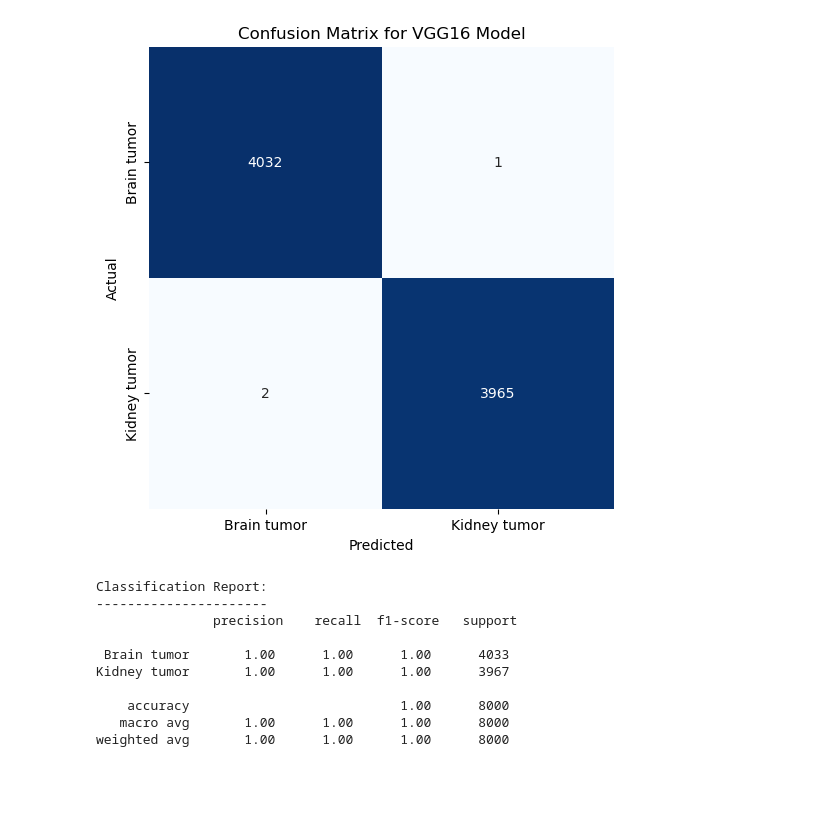
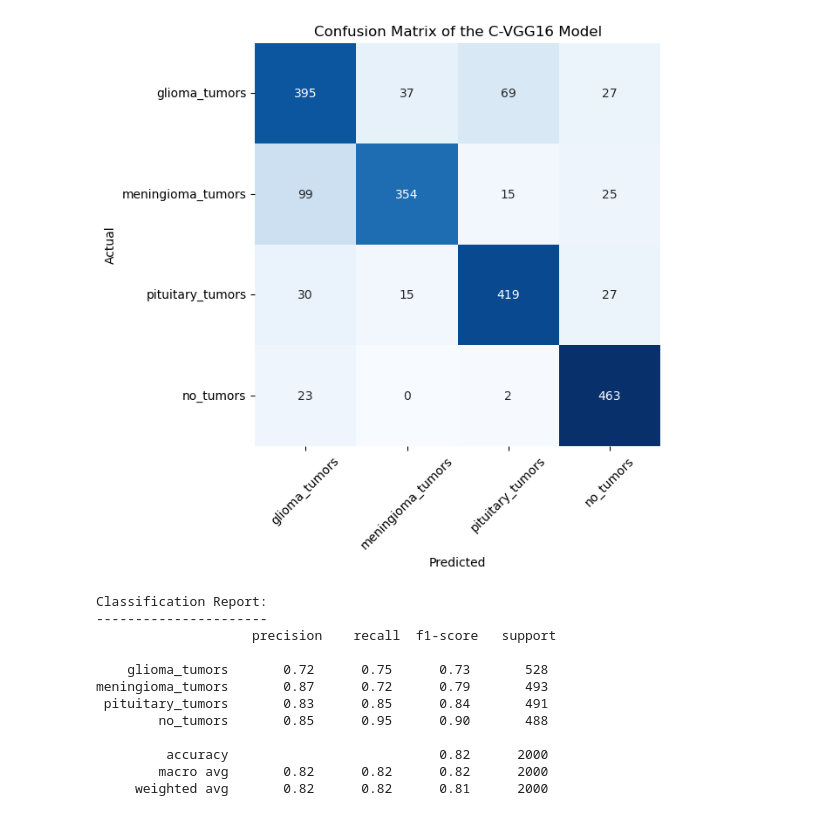
Before and after one commit to Efep3332/GANs-Generated-Synthetic-Dataset, a Jupyter notebook: VGG16.ipynb, the cells around one changed output. Drawn from its saved outputs; the diff is of its cells as text; code cells hidden in the pictures; blank space fills up the shorter version.

```diff
--- a/VGG16.ipynb
+++ b/VGG16.ipynb
@@ -17,5 +15,5 @@ WARNING:tensorflow:From C:\Users\Public\Efendim\Lib\site-packages\keras\src\loss
 # %%
-image_dir = Path(r"C:\Users\net pc\Desktop\THESIS PROJECT\AUGMENTED\DATA")
+image_dir = Path(r"C:\Users\net pc\Desktop\Training Datsets")
 # %%
 filepaths = list(image_dir.glob(r'*/*.JPG'))
 labels = list(map(lambda x: os.path.split(os.path.split(x)[0])[1], filepaths))
@@ -58,7 +58,7 @@ train_images = train_generator.flow_from_dataframe(dataframe=train_df,
                                                    y_col='Label',
                                                    target_size=(64, 64),
                                                    color_mode='rgb',
-                                                   class_mode='binary',
+                                                   class_mode='categorical',
                                                    batch_size=32,
                                                    shuffle=True,
                                                    seed=42,
@@ -69,7 +69,7 @@ val_images = train_generator.flow_from_dataframe(dataframe=train_df,
                                                  y_col='Label',
                                                  target_size=(64, 64),
                                                  color_mode='rgb',
-                                                 class_mode='binary',
+                                                 class_mode='categorical',
                                                  batch_size=32,
                                                  shuffle=True,
                                                  seed=42,
@@ -80,7 +80,7 @@ test_images = test_generator.flow_from_dataframe(dataframe=test_df,
                                                  y_col='Label',
                                                  target_size=(64, 64),
                                                  color_mode='rgb',
-                                                 class_mode='binary',
+                                                 class_mode='categorical',
                                                  batch_size=32,
                                                  shuffle=False)
 # %% [output]
@@ -110,11 +106,11 @@ model = keras.Sequential([
     keras.layers.Dropout(0.5),
     keras.layers.Dense(units=32, activation='relu'),
     keras.layers.Dropout(0.25),
-    keras.layers.Dense(units=1, activation='sigmoid'),
+    keras.layers.Dense(units=4, activation='softmax'),
 ])
 # %%
 model.compile(
-  loss='binary_crossentropy',
+  loss='categorical_crossentropy',
   optimizer='adam',
   metrics=['accuracy']
 )
@@ -222,17 +219,30 @@ Test Accuracy: 99.96%
 # %%
-predictions = (model.predict(test_images) >= 0.5).astype(int)
 
-cm = confusion_matrix(test_images.labels, predictions, labels=[0, 1])
-clr = classification_report(test_images.labels, predictions, labels=[0, 1], target_names=["Brain tumor", "Kidney tumor"])
+# Convert labels to one-hot encoding
+from keras.utils import to_categorical
 
+test_labels_onehot = to_categorical(test_images.labels, num_classes=4)
+
+# Predict classes
+predictions = model.predict(test_images)
+predicted_classes = np.argmax(predictions, axis=1)
+
+# Create confusion matrix
+cm = confusion_matrix(np.argmax(test_labels_onehot, axis=1), predicted_classes)
+
+# Create classification report
+clr = classification_report(np.argmax(test_labels_onehot, axis=1), predicted_classes, target_names=["glioma_tumors", "meningioma_tumors", "pituitary_tumors", "no_tumors"])
+
+# Plot confusion matrix
 plt.figure(figsize=(6, 6))
 sns.heatmap(cm, annot=True, fmt='g', vmin=0, cmap='Blues', cbar=False)
-plt.xticks(ticks=[0.5, 1.5], labels=["Brain tumor", "Kidney tumor"])
-plt.yticks(ticks=[0.5, 1.5], labels=["Brain tumor", "Kidney tumor"])
+plt.xticks(ticks=np.arange(4) + 0.5, labels=["glioma_tumors", "meningioma_tumors", "pituitary_tumors", "no_tumors"], rotation=45)
+plt.yticks(ticks=np.arange(4) + 0.5, labels=["glioma_tumors", "meningioma_tumors", "pituitary_tumors", "no_tumors"], rotation=0)
 plt.xlabel("Predicted")
 plt.ylabel("Actual")
-plt.title("Confusion Matrix for VGG16 Model")
+plt.title("Confusion Matrix of the C-VGG16 Model")
 plt.show()
 
+# Print classification report
 print("Classification Report:\n----------------------\n", clr)
 # %% [output]
@@ -240,13 +250,15 @@ print("Classification Report:\n----------------------\n", clr)
-[figure, old version]
+[figure, new version]
 Classification Report:
 ----------------------
-               precision    recall  f1-score   support
+                    precision    recall  f1-score   support
 
- Brain tumor       1.00      1.00      1.00      4033
-Kidney tumor       1.00      1.00      1.00      3967
+    glioma_tumors       0.72      0.75      0.73       528
+meningioma_tumors       0.87      0.72      0.79       493
+ pituitary_tumors       0.83      0.85      0.84       491
+        no_tumors       0.85      0.95      0.90       488
 
-    accuracy                           1.00      8000
-   macro avg       1.00      1.00      1.00      8000
-weighted avg       1.00      1.00      1.00      8000
+         accuracy                           0.82      2000
+        macro avg       0.82      0.82      0.82      2000
+     weighted avg       0.82      0.82      0.81      2000
 # %%
 # Obtain predicted probabilities
```
Also changed, not shown: parts of 16 cells of this notebook, 3 other files.
